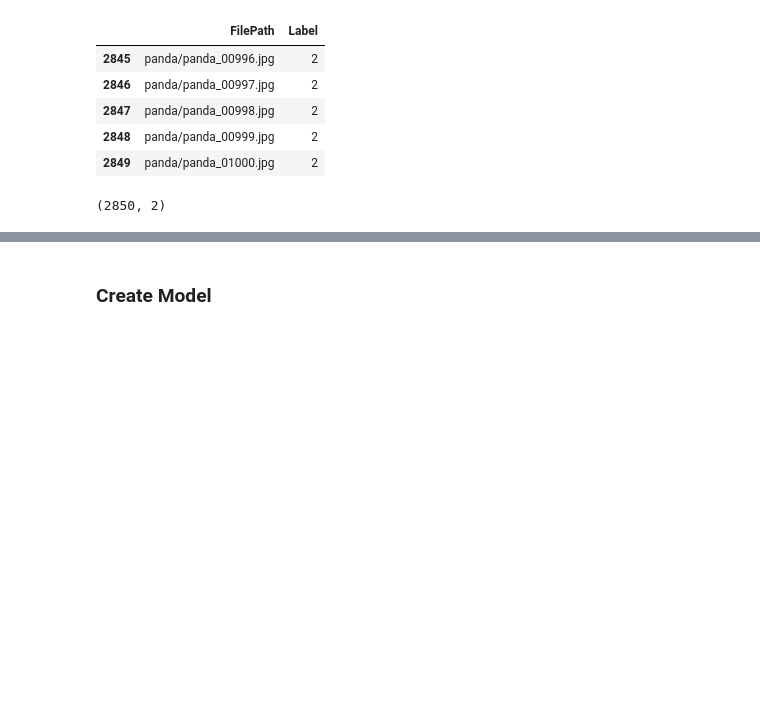
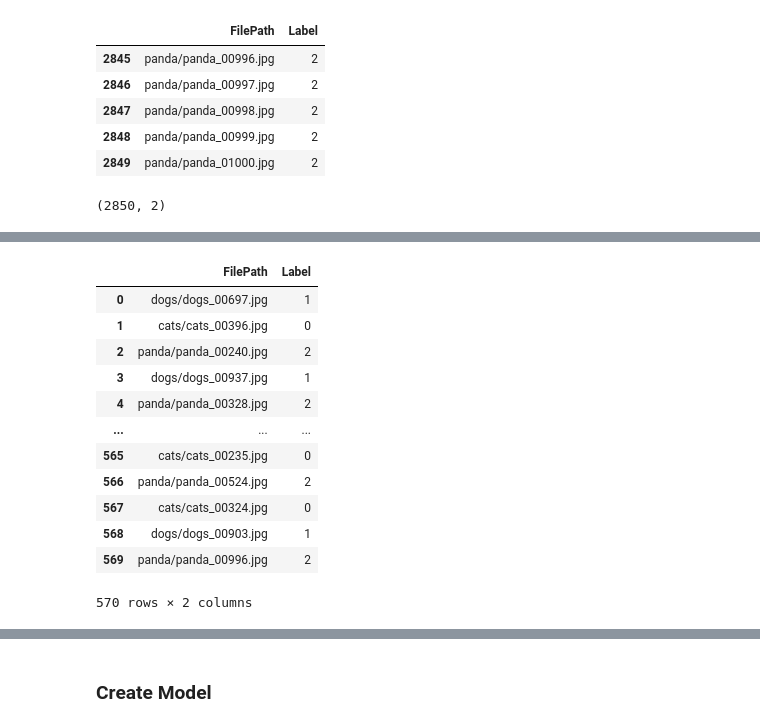
Before and after one commit to sagecodes/cnn-pytorch-starter, a Jupyter notebook: 00_animal_test_csv_load.ipynb, the cells around one changed output, grey strips where cells are left out. Cells and saved outputs as stored; diff of their text form; code cells hidden in the pictures; blank space fills up the shorter version.

```diff
--- a/00_animal_test_csv_load.ipynb
+++ b/00_animal_test_csv_load.ipynb
@@ -91 +131,17 @@ data_dir = '../datasets/animals/'
+# %%
+val_df
+# %% [output]
+|  | FilePath | Label |
+| 0 | dogs/dogs_00697.jpg | 1 |
+| 1 | cats/cats_00396.jpg | 0 |
+| 2 | panda/panda_00240.jpg | 2 |
+| 3 | dogs/dogs_00937.jpg | 1 |
+| 4 | panda/panda_00328.jpg | 2 |
+| ... | ... | ... |
+| 565 | cats/cats_00235.jpg | 0 |
+| 566 | panda/panda_00524.jpg | 2 |
+| 567 | cats/cats_00324.jpg | 0 |
+| 568 | dogs/dogs_00903.jpg | 1 |
+| 569 | panda/panda_00996.jpg | 2 |
+570 rows × 2 columns
 # %%
```
Also changed, not shown: parts of 12 cells of this notebook, 1 other file.
